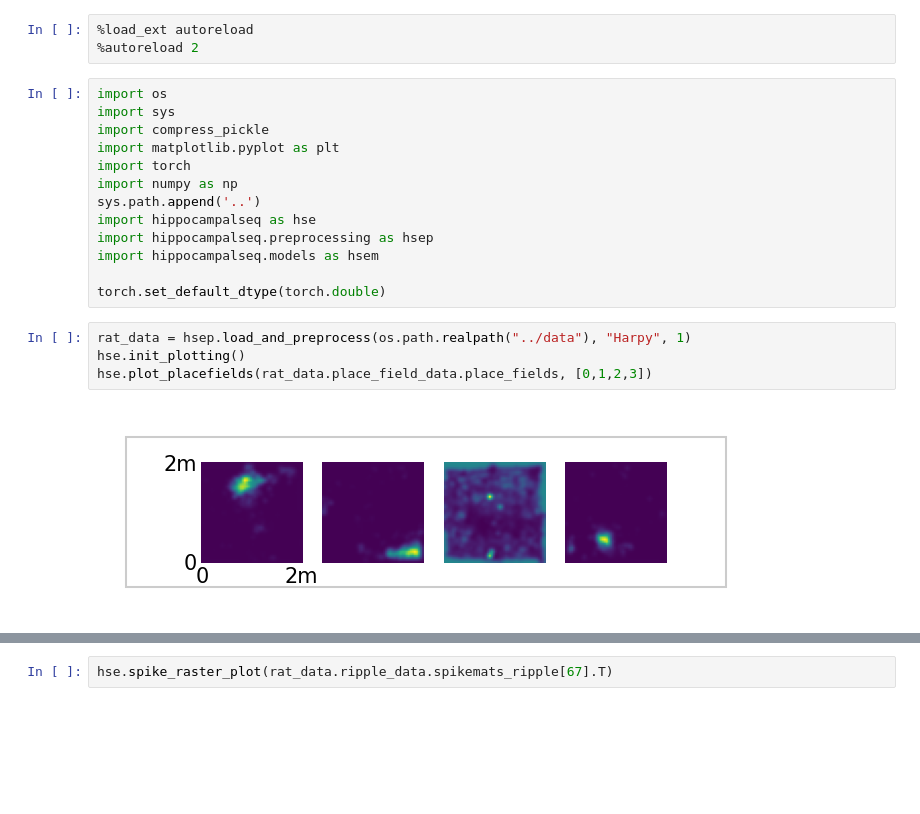
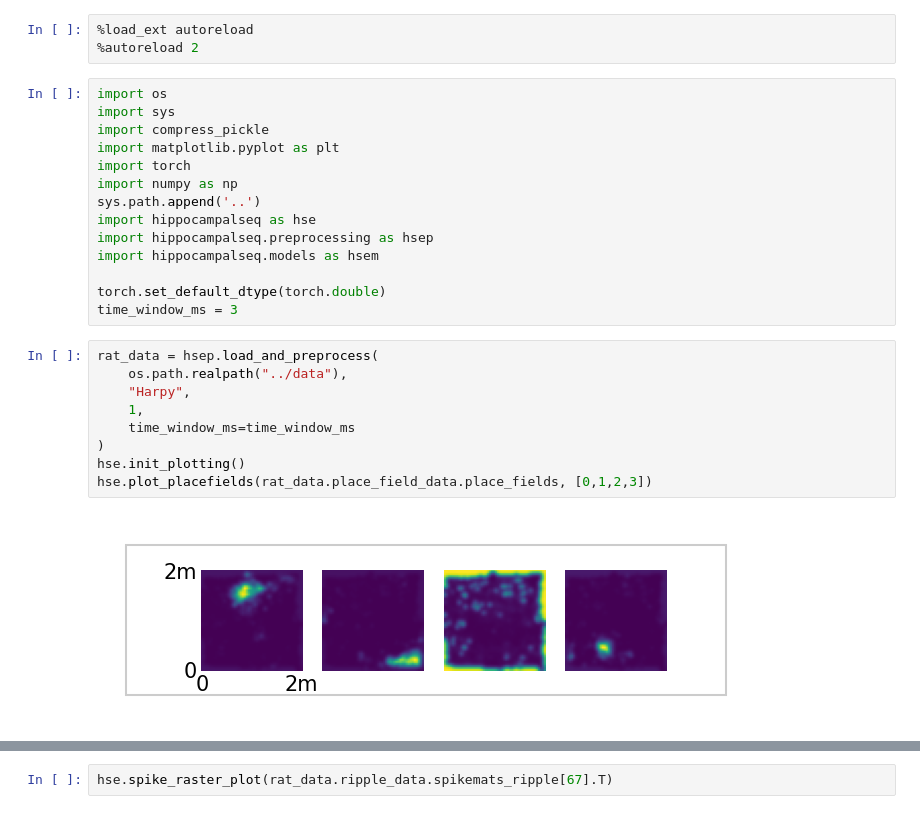
Before and after one commit to Zhang-CNL/PO-OU, a Jupyter notebook: notebooks/run_momentum.ipynb, the cells around one changed output, grey strips where cells are left out. Cells and saved outputs as stored; diff of their text form; blank space fills up the shorter version.

```diff
--- a/notebooks/run_momentum.ipynb
+++ b/notebooks/run_momentum.ipynb
@@ -14,9 +14,15 @@ import hippocampalseq.preprocessing as hsep
 import hippocampalseq.models as hsem
 
 torch.set_default_dtype(torch.double)
+time_window_ms = 3
 # %%
-rat_data = hsep.load_and_preprocess(os.path.realpath("../data"), "Harpy", 1)
+rat_data = hsep.load_and_preprocess(
+    os.path.realpath("../data"),
+    "Harpy",
+    1,
+    time_window_ms=time_window_ms
+)
 hse.init_plotting()
 hse.plot_placefields(rat_data.place_field_data.place_fields, [0,1,2,3])
 # %% [output]
-[figure, old version]
+[figure, new version]
```
Also changed, not shown: parts of 9 cells of this notebook, 9 other files.
